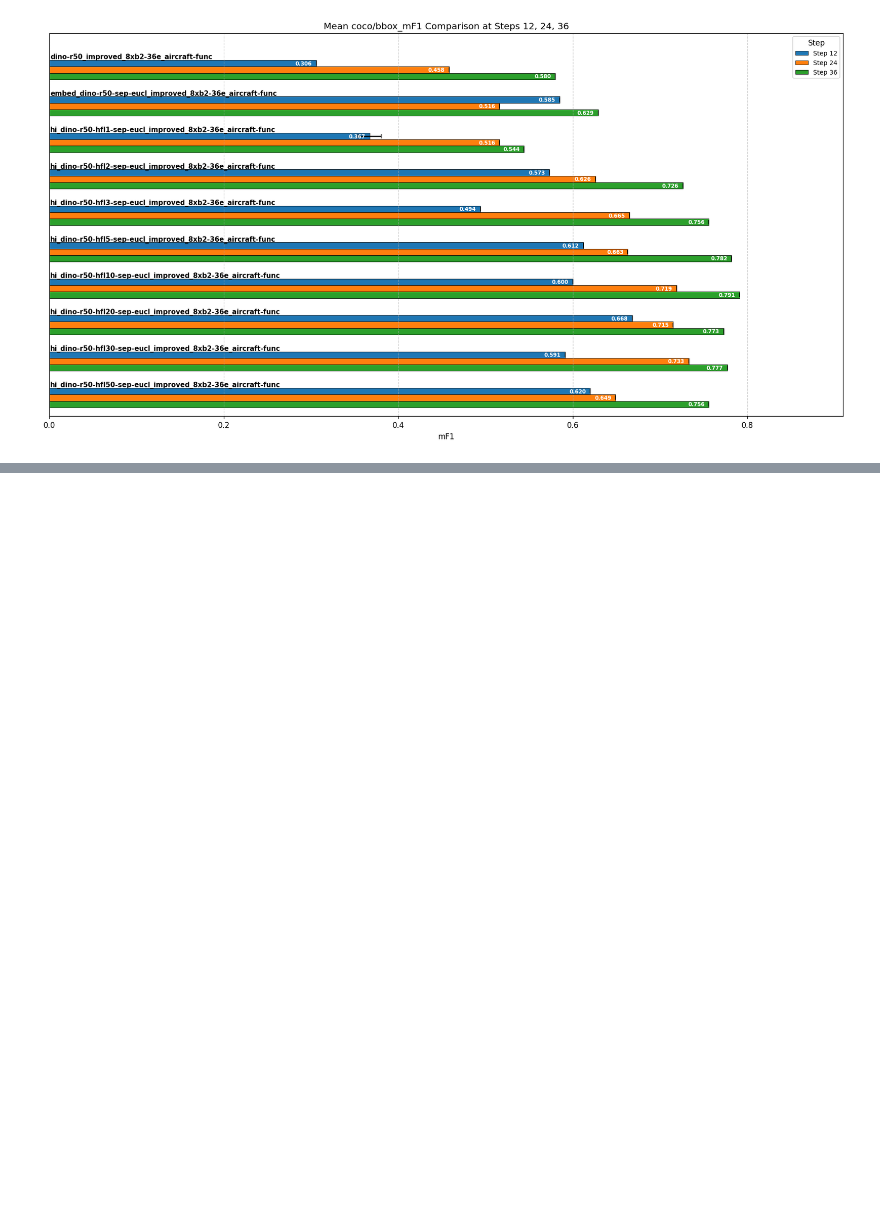
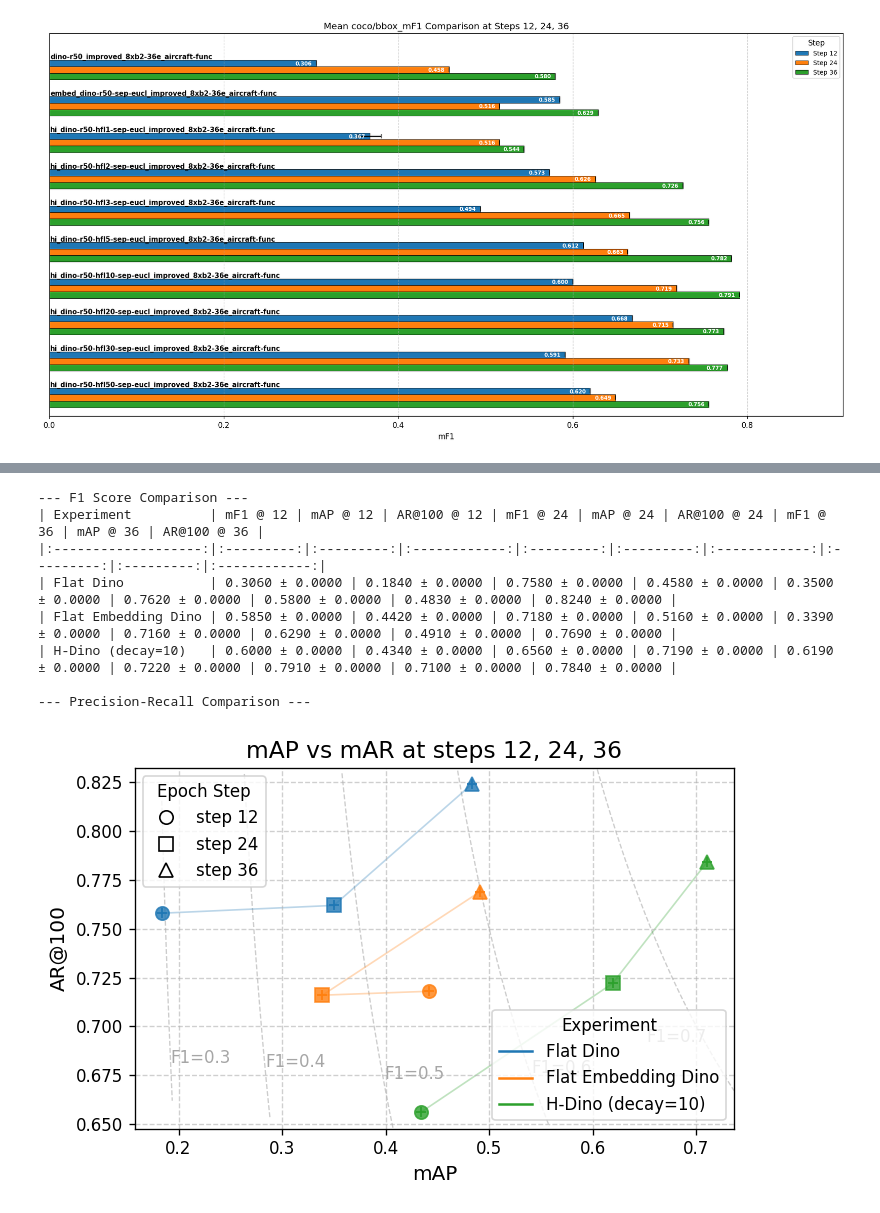
Before and after one commit to Gogonemnem/hierarchical-object-detection, a Jupyter notebook: notebooks/comparison.ipynb, the cells around one changed output, grey strips where cells are left out. Cells and saved outputs as stored; diff of their text form; code cells hidden in the pictures; blank space fills up the shorter version.

```diff
--- a/notebooks/comparison.ipynb
+++ b/notebooks/comparison.ipynb
@@ -615,0 +1006,49 @@ Info: Using proxy value 1000 for ../work_dirs/embed_dino-r50-sep-eucl_improved_8
+# %%
+# --- Comparison of Flat Models vs. Best Hierarchical ---
+
+# Here we compare the performance of the standard DINO model (flat)
+# with our DINO model that uses embeddings (also flat), and the best
+# hierarchical model (decay=10).
+
+comparison_dirs = [
+    "../work_dirs/dino-r50_improved_8xb2-36e_aircraft-func",
+    "../work_dirs/embed_dino-r50-sep-eucl_improved_8xb2-36e_aircraft-func",
+    "../work_dirs/hi_dino-r50-hfl10-sep-eucl_improved_8xb2-36e_aircraft-func",
+]
+
+comparison_labels = {
+    "../work_dirs/dino-r50_improved_8xb2-36e_aircraft-func": "Flat Dino",
+    "../work_dirs/embed_dino-r50-sep-eucl_improved_8xb2-36e_aircraft-func": "Flat Embedding Dino",
+    "../work_dirs/hi_dino-r50-hfl10-sep-eucl_improved_8xb2-36e_aircraft-func": "H-Dino (decay=10)",
+}
+
+# F1 Score Table
+print("--- Metric Comparison Table ---")
+print_metrics_table(
+    experiment_dirs=comparison_dirs,
+    log_labels=comparison_labels,
+    metric_keys=["coco/bbox_mF1", "coco/bbox_mAP", "coco/bbox_AR@100"],
+    target_steps=[12, 24, 36],
+)
+
+# Precision-Recall Comparison
+print("\n--- Precision-Recall Comparison ---")
+plot_precision_recall_comparison(
+    experiment_dirs=comparison_dirs,
+    log_labels=comparison_labels,
+    target_steps=[12, 24, 36],
+    figsize=(6, 4),
+    title_fontsize=14,
+    label_fontsize=12,
+    legend_fontsize=10,
+)
+# %% [output]
+--- F1 Score Comparison ---
+| Experiment          | mF1 @ 12 | mAP @ 12 | AR@100 @ 12 | mF1 @ 24 | mAP @ 24 | AR@100 @ 24 | mF1 @ 36 | mAP @ 36 | AR@100 @ 36 |
+|:-------------------:|:---------:|:---------:|:------------:|:---------:|:---------:|:------------:|:---------:|:---------:|:------------:|
+| Flat Dino           | 0.3060 ± 0.0000 | 0.1840 ± 0.0000 | 0.7580 ± 0.0000 | 0.4580 ± 0.0000 | 0.3500 ± 0.0000 | 0.7620 ± 0.0000 | 0.5800 ± 0.0000 | 0.4830 ± 0.0000 | 0.8240 ± 0.0000 |
+| Flat Embedding Dino | 0.5850 ± 0.0000 | 0.4420 ± 0.0000 | 0.7180 ± 0.0000 | 0.5160 ± 0.0000 | 0.3390 ± 0.0000 | 0.7160 ± 0.0000 | 0.6290 ± 0.0000 | 0.4910 ± 0.0000 | 0.7690 ± 0.0000 |
+| H-Dino (decay=10)   | 0.6000 ± 0.0000 | 0.4340 ± 0.0000 | 0.6560 ± 0.0000 | 0.7190 ± 0.0000 | 0.6190 ± 0.0000 | 0.7220 ± 0.0000 | 0.7910 ± 0.0000 | 0.7100 ± 0.0000 | 0.7840 ± 0.0000 |
+
+--- Precision-Recall Comparison ---
+[figure, added]
```
Also changed, not shown: parts of 7 cells of this notebook, 8 other files.
